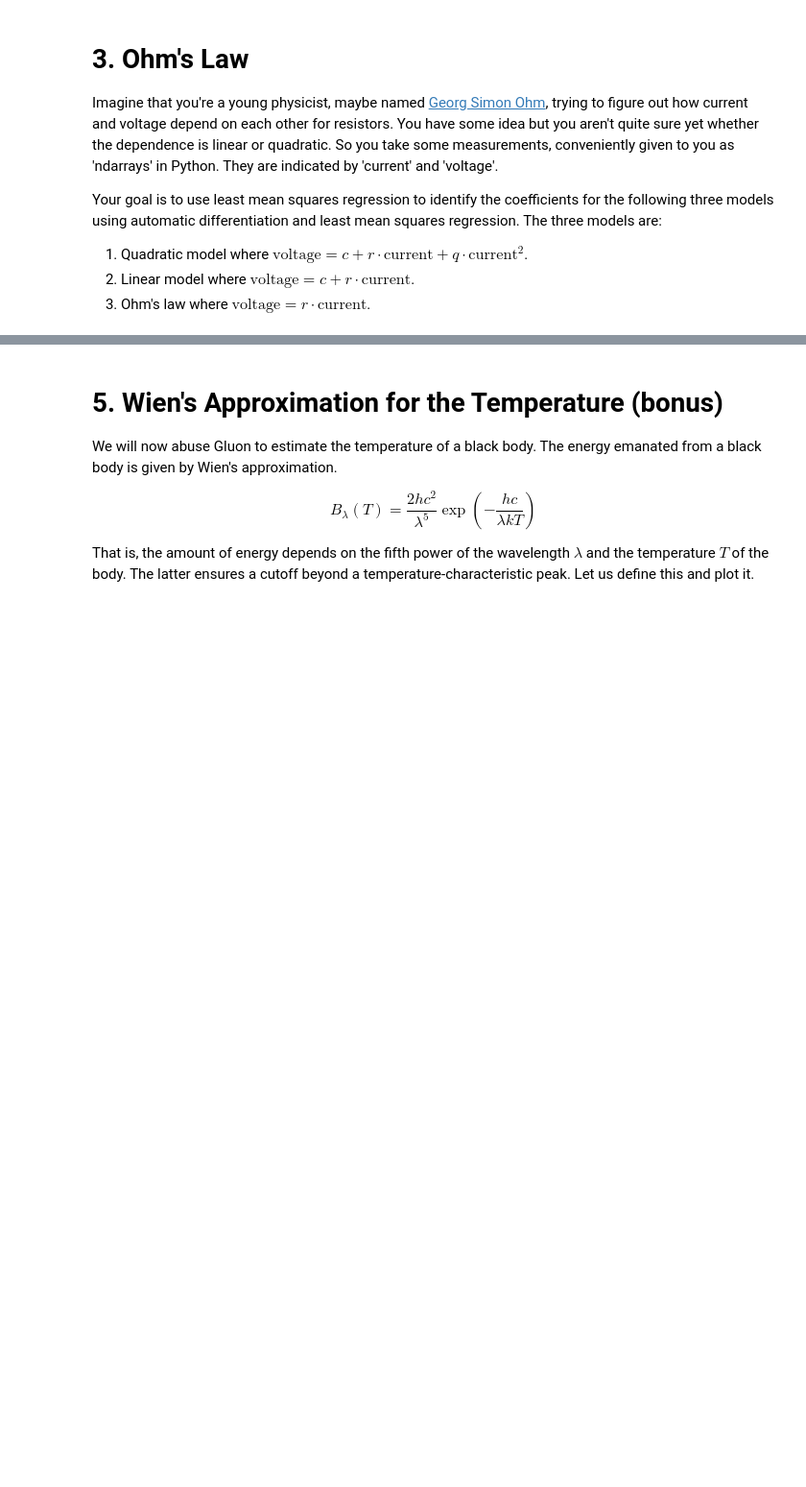
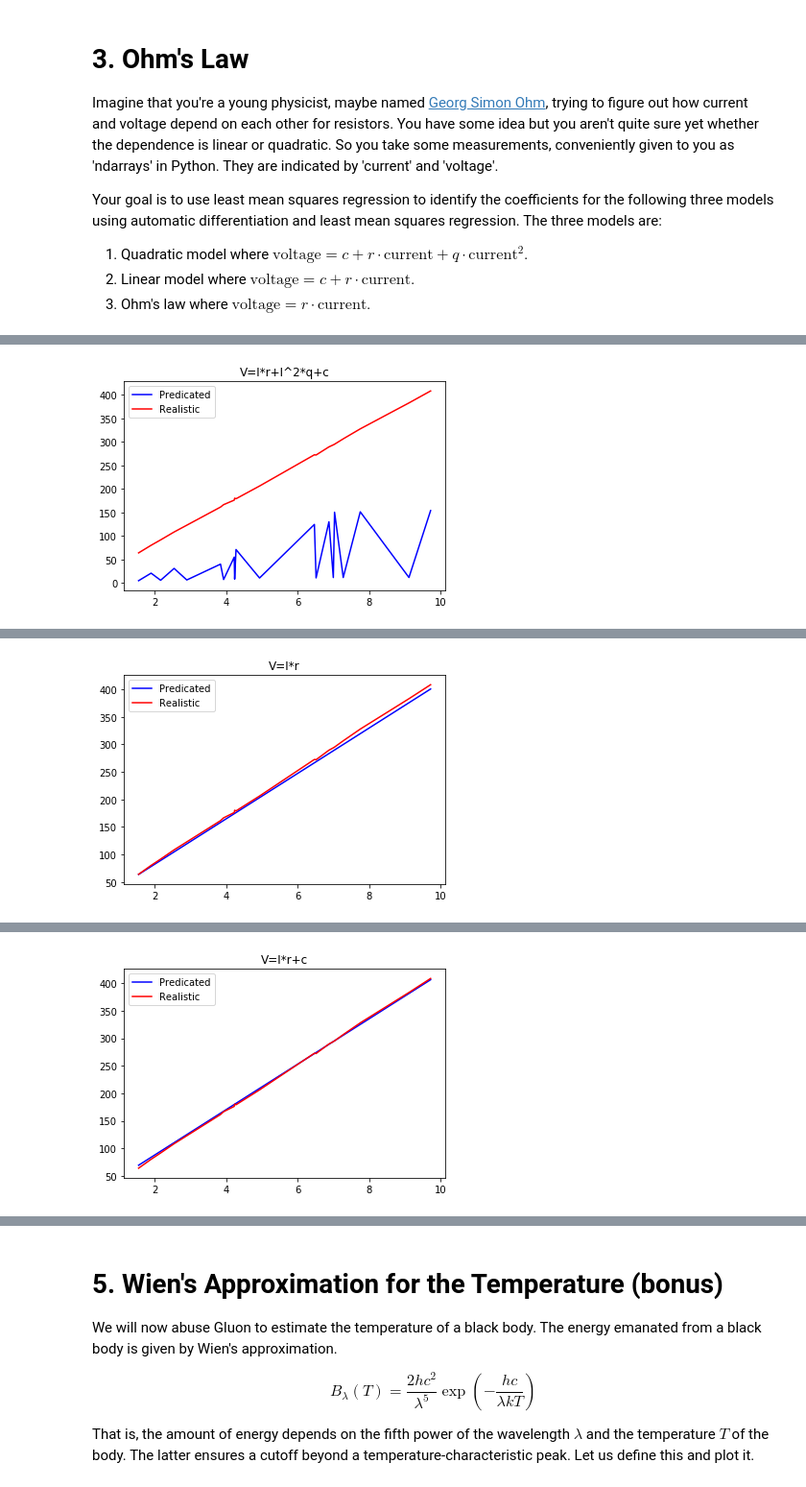
Before and after one commit to zhiming-xu/STAT157, a Jupyter notebook: homework3.ipynb, the cells around one changed output, grey strips where cells are left out. Shown at 96% size. Drawn from its saved outputs; the diff is of its cells as text; code cells hidden in the pictures; blank space fills up the shorter version.

```diff
--- a/homework3.ipynb
+++ b/homework3.ipynb
@@ -244,0 +187,5 @@ epoch 4, loss: 3.626530
+# %%
+regression(current1, voltage, model_type=0, learning_rate = 0.001)
+regression(current, voltage, model_type=1)
+regression(current, voltage, model_type=2)
+# %% [output]
@@ -244,0 +196 @@ epoch 4, loss: 3.626530
+[figure, added]
@@ -244,0 +201 @@ epoch 4, loss: 3.626530
+[figure, added]
@@ -245,3 +206,4 @@ epoch 4, loss: 3.626530
+[figure, added]
 # %% [markdown]
 # 4. Entropy
 
```
Also changed, not shown: parts of 5 cells of this notebook.
